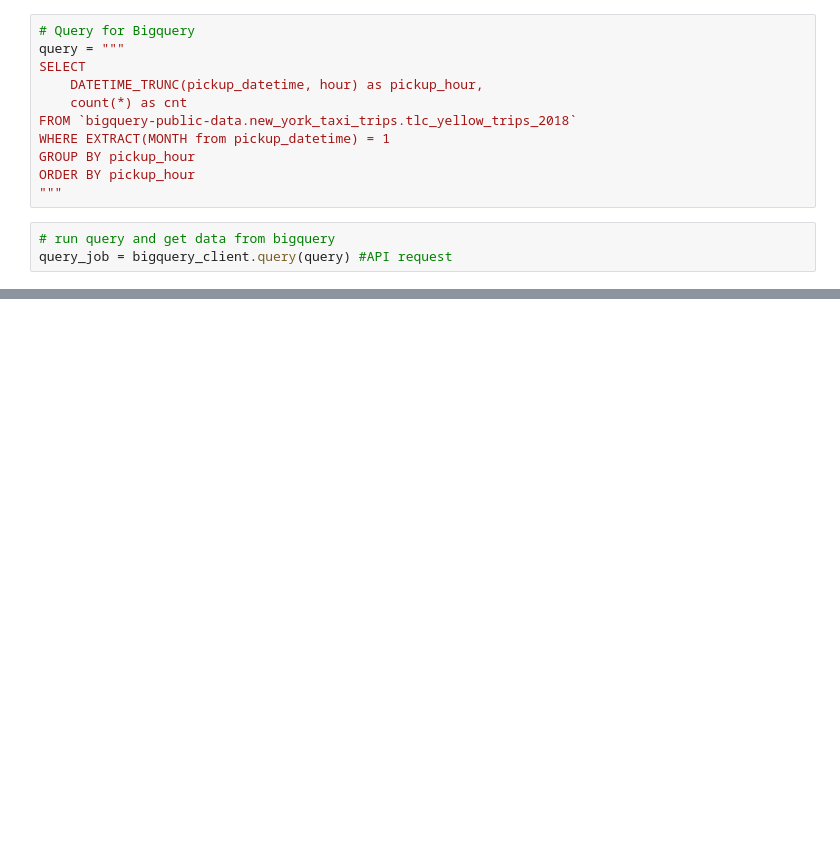
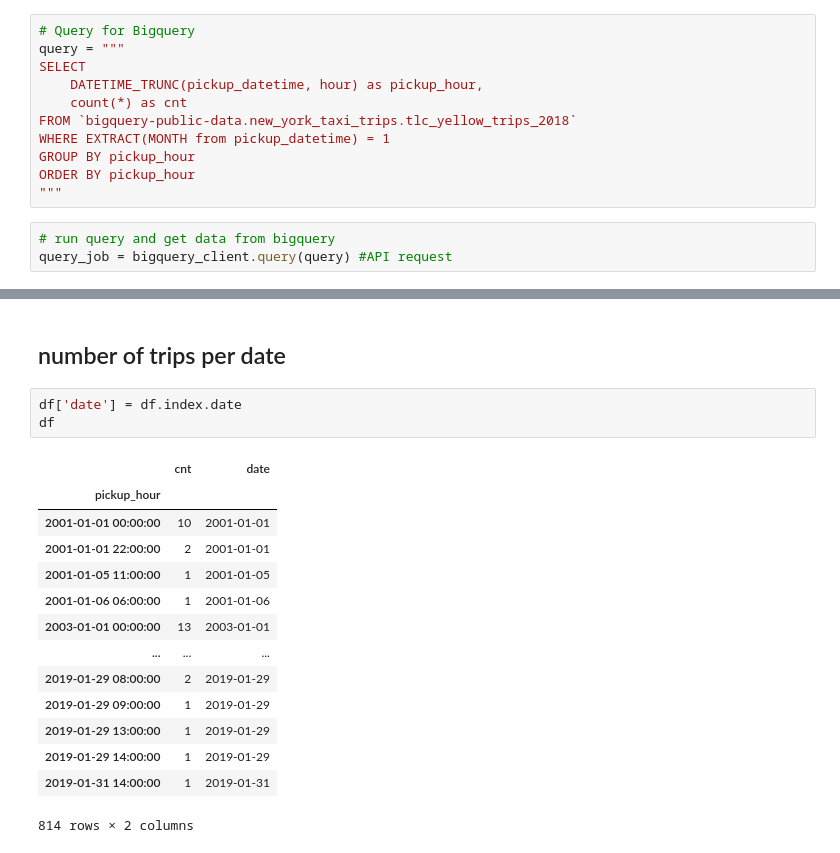
Before and after one commit to YoungJae-Hur/Data-science, a Jupyter notebook: project-NY-taxi-prediction/1. NY Taxi data - Exploratory Data Analysis (EDA).ipynb, the cells around one changed output, grey strips where cells are left out. Drawn from its saved outputs; the diff is of its cells as text; blank space fills up the shorter version.

```diff
--- a/project-NY-taxi-prediction/1. NY Taxi data - Exploratory Data Analysis (EDA).ipynb
+++ b/project-NY-taxi-prediction/1. NY Taxi data - Exploratory Data Analysis (EDA).ipynb
@@ -84,0 +155,20 @@ df.head()
+# %% [markdown]
+## number of trips per date
+# %%
+df['date'] = df.index.date
+df
+# %% [output]
+|  | cnt | date |
+| pickup_hour |  |  |
+| 2001-01-01 00:00:00 | 10 | 2001-01-01 |
+| 2001-01-01 22:00:00 | 2 | 2001-01-01 |
+| 2001-01-05 11:00:00 | 1 | 2001-01-05 |
+| 2001-01-06 06:00:00 | 1 | 2001-01-06 |
+| 2003-01-01 00:00:00 | 13 | 2003-01-01 |
+| ... | ... | ... |
+| 2019-01-29 08:00:00 | 2 | 2019-01-29 |
+| 2019-01-29 09:00:00 | 1 | 2019-01-29 |
+| 2019-01-29 13:00:00 | 1 | 2019-01-29 |
+| 2019-01-29 14:00:00 | 1 | 2019-01-29 |
+| 2019-01-31 14:00:00 | 1 | 2019-01-31 |
+814 rows × 2 columns
```
Also changed, not shown: parts of 17 cells of this notebook.
